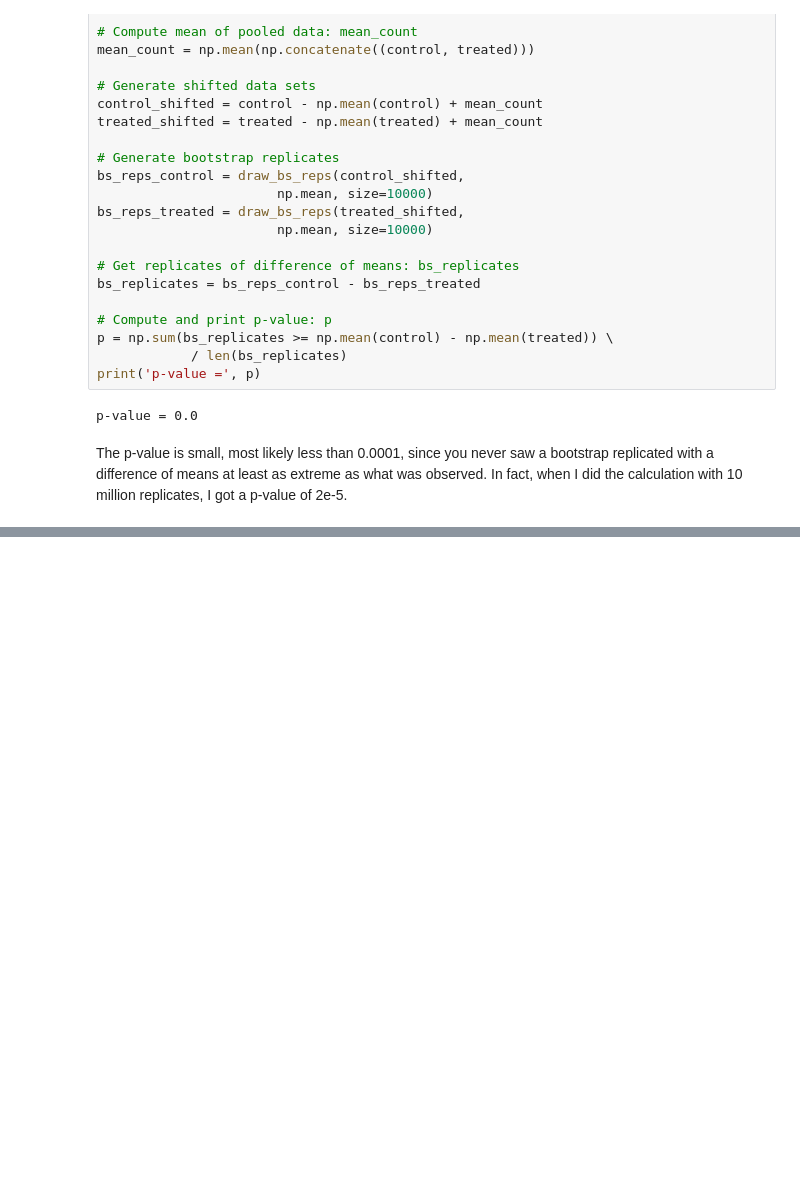
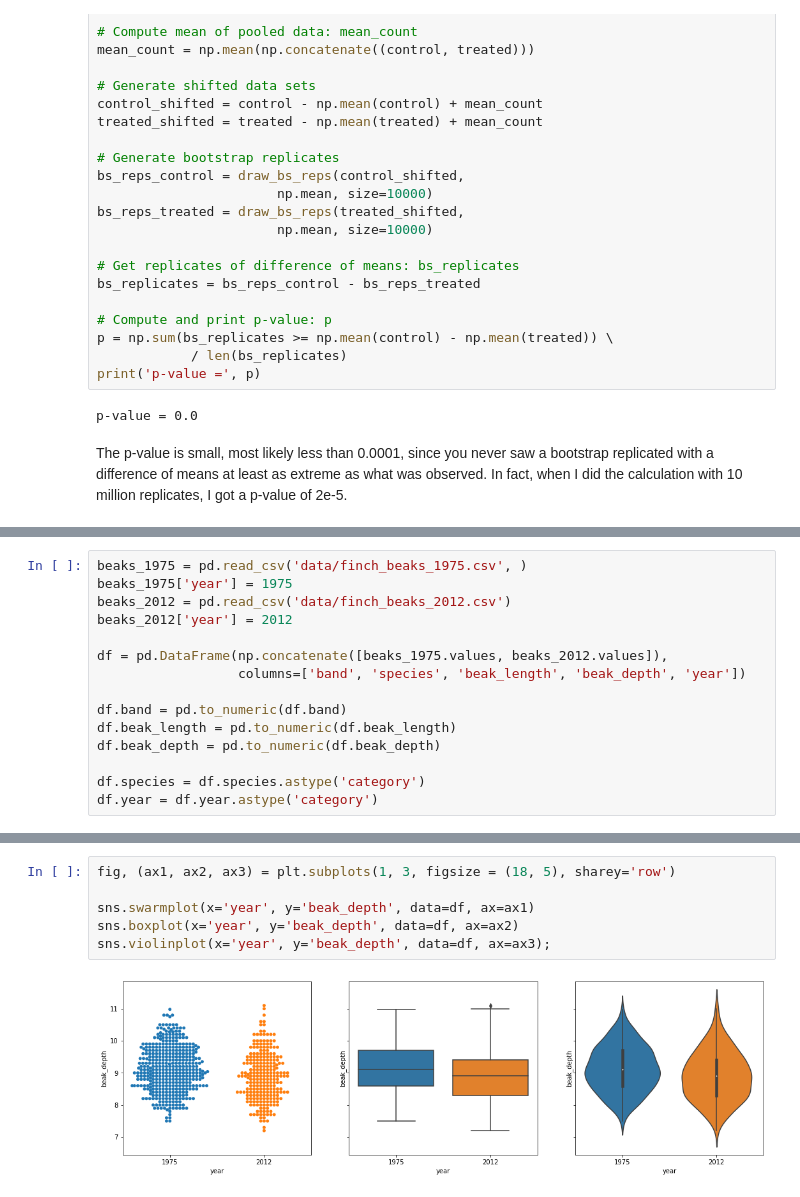
Before and after one commit to Sz593/Python_Notes, a Jupyter notebook: 2-1 Statistical Thinking in Python.ipynb, the cells around one changed output, grey strips where cells are left out. Drawn from its saved outputs; the diff is of its cells as text; blank space fills up the shorter version.

```diff
--- a/2-1 Statistical Thinking in Python.ipynb
+++ b/2-1 Statistical Thinking in Python.ipynb
@@ -679,0 +690,15 @@ The p-value is small, most likely less than 0.0001, since you never saw a bootst
+# %%
+beaks_1975 = pd.read_csv('data/finch_beaks_1975.csv', )
+beaks_1975['year'] = 1975
+beaks_2012 = pd.read_csv('data/finch_beaks_2012.csv')
+beaks_2012['year'] = 2012
+
+df = pd.DataFrame(np.concatenate([beaks_1975.values, beaks_2012.values]),
+                  columns=['band', 'species', 'beak_length', 'beak_depth', 'year'])
+
+df.band = pd.to_numeric(df.band)
+df.beak_length = pd.to_numeric(df.beak_length)
+df.beak_depth = pd.to_numeric(df.beak_depth)
+
+df.species = df.species.astype('category')
+df.year = df.year.astype('category')
@@ -679,0 +709,8 @@ The p-value is small, most likely less than 0.0001, since you never saw a bootst
+# %%
+fig, (ax1, ax2, ax3) = plt.subplots(1, 3, figsize = (18, 5), sharey='row')
+
+sns.swarmplot(x='year', y='beak_depth', data=df, ax=ax1)
+sns.boxplot(x='year', y='beak_depth', data=df, ax=ax2)
+sns.violinplot(x='year', y='beak_depth', data=df, ax=ax3);
+# %% [output]
+[figure, added]
```
Also changed, not shown: parts of 37 cells of this notebook, 6 other files.
